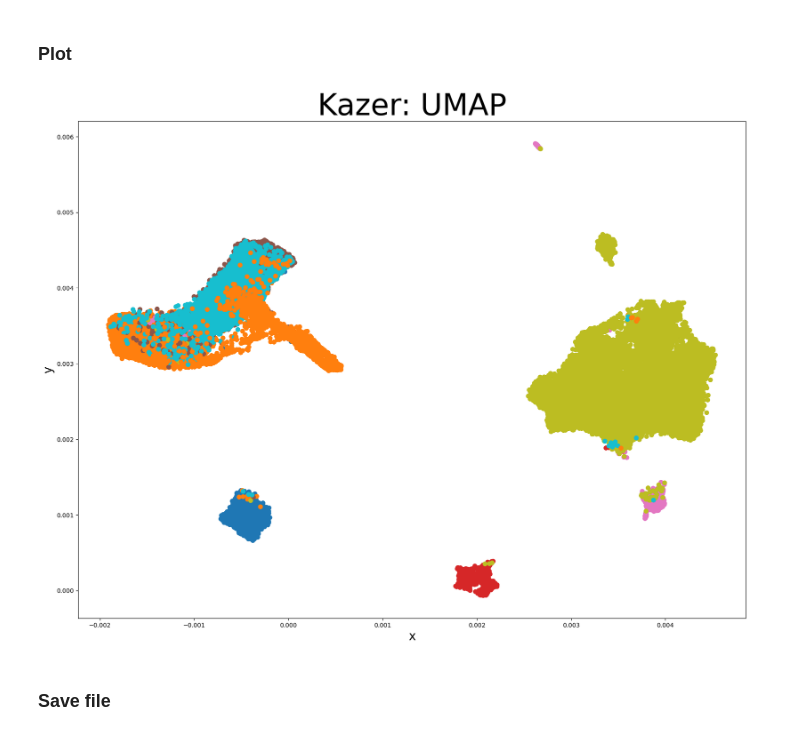
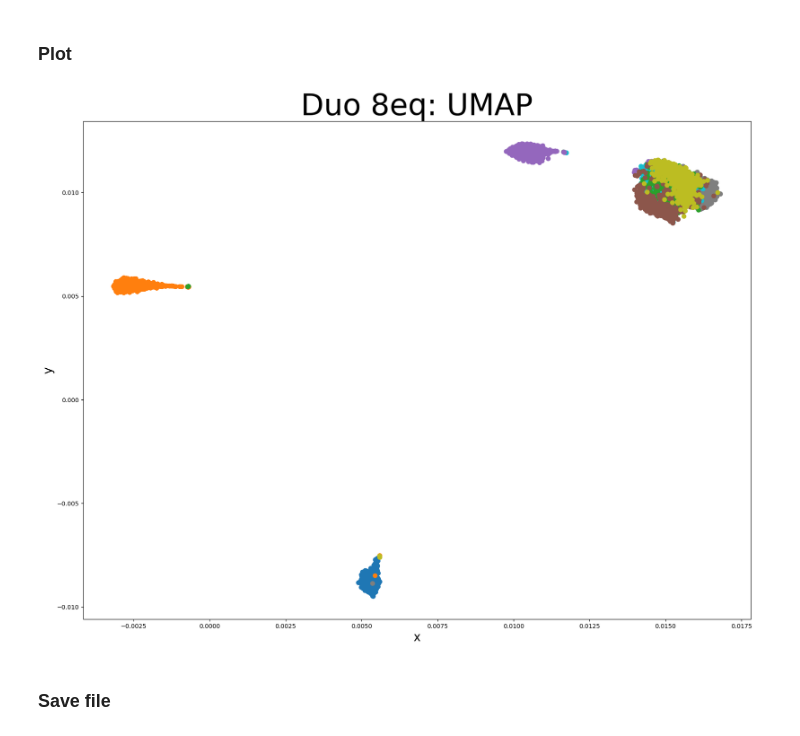
Before and after one commit to corinne-ort/drpaper25, a Jupyter notebook: create_embedding.ipynb, the cells around one changed output. Saved outputs shown, nothing was run; the diff lists cells and outputs as text; code cells hidden in the pictures.

```diff
--- a/create_embedding.ipynb
+++ b/create_embedding.ipynb
@@ -50,3 +54,7 @@ y_train = np.load("data/"+ "hiv_label.npy", allow_pickle=True)
+# %%
+path = '/Users/corinne/Documents/GitHub/drpaper25/'
+X_train = np.load("data/"+ "8eq_log_pca.npy") # just change 4 to 8, vice versa to load other set
+y_train = np.load("data/"+ "8eq_labels.npy")
 # %% [markdown]
 #### Convert text labels to ints ####
 # %%
@@ -86,16 +94,16 @@ y = get_embedding(X_train, "umap")
 # %%
 plt.figure(figsize=(20,15))
 #colors = ['#0517b3','#b16ce6','#03934a','#36b4f7','#980503'] # cell mix
 #colors = ['#17329f','#98034c','#03934a','#6ebac3'] # CAFs
 #mapped_colors = [colors[int(value-1)] for value in y_train]
 #plt.scatter(y[:,0], y[:,1], s = 50, c=mapped_colors)
 plt.scatter(y[:,0], y[:,1], s = 50, c=y_train, cmap='tab10') # RNA
 # tSNE_PCA: \u03B1 = 0.75
-plt.title("Kazer: UMAP", fontsize = 50)
+plt.title("Duo 8eq: UMAP", fontsize = 50)
 plt.xlabel("x", fontsize = 20); plt.ylabel("y", fontsize = 20)
 plt.show()
 # %% [output]
-[figure, old version]
+[figure, new version]
 # %% [markdown]
 ### Save file ###
 # %%
```
Also changed, not shown: parts of 3 cells of this notebook, 4 other files.
